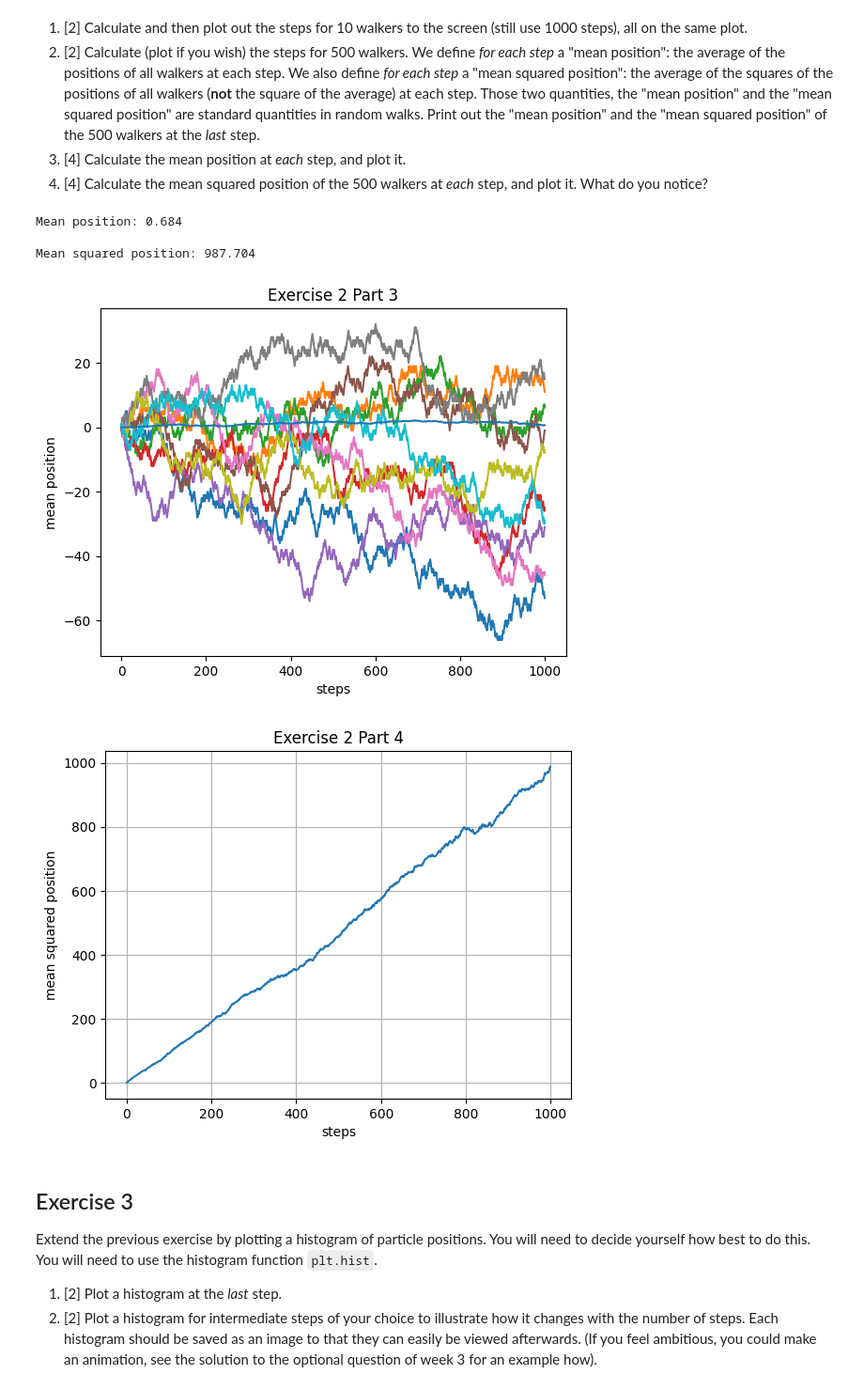
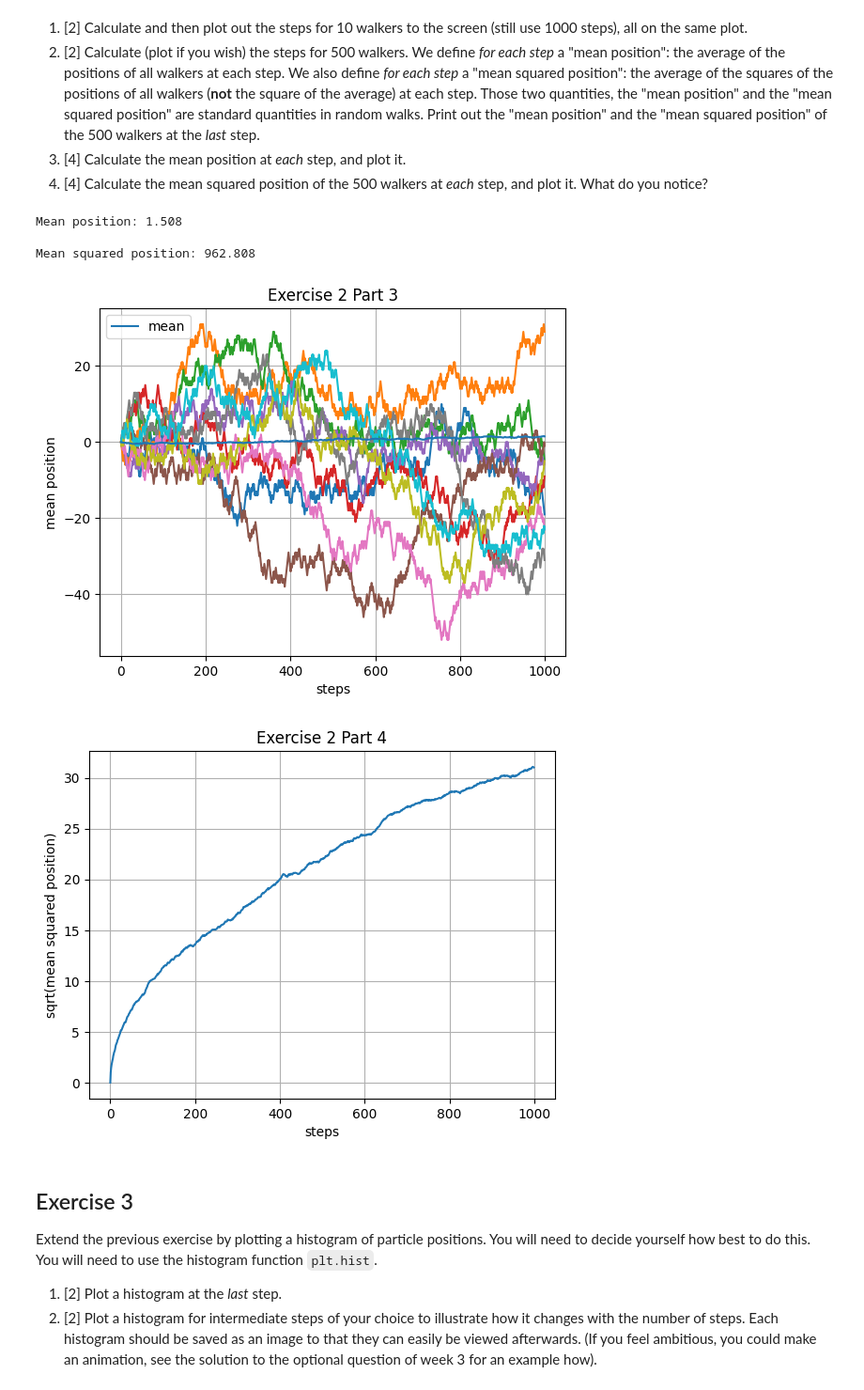
Before and after one commit to PX2145-2025/week-7-b-Billingham-Leila, a Jupyter notebook: Random_walk.ipynb, the cells around one changed output. Shown at 94% size. Saved outputs shown, nothing was run; the diff lists cells and outputs as text; code cells hidden in the pictures.

```diff
--- a/Random_walk.ipynb
+++ b/Random_walk.ipynb
@@ -98,8 +98,9 @@ for i in range(100):
   plt.plot(random_walk(1000))
   plt.xlabel('steps')
   plt.ylabel('position')
-  plt.grid()
+  plt.grid(True)
   plt.title('Exercise 1 Part 2')
 # plotting the second part
+
 plt.show()
 # %% [output]
@@ -144,48 +145,57 @@ plt.ylabel('position')
 plt.title('Exercise 2 Part 1')
 plt.grid()
 
-# calculate the steps of 500 walkers, mean position each step
+# calculate the steps of 500 walkers, mean position last step
 # part 2
 N2 = 500
 particles_500 = np.zeros((steps, N2), int)
 for i in range(N2):
   particles_500[:,i] = random_walk(steps)
 
+# setting the last step position and finding the mean and mean squared at the last step
 last_step_positions = particles_500[-1, :]
 mean_pos_last_step = np.mean(last_step_positions)
 mean_sq_pos_last_step = np.mean(last_step_positions**2)
 
+# printing them
 print(" ")
 print("Mean position:", mean_pos_last_step)
 print(" ")
 print("Mean squared position:", mean_sq_pos_last_step)
 
 # part 3
 # mean at each step
 print(" ")
 mean_position_per_step = np.mean(particles_500, axis=1)
-plt.plot(mean_position_per_step)
+
+# plotting the mean positions at each step
+plt.plot(mean_position_per_step, label = 'mean')
 plt.xlabel('steps')
 plt.ylabel('mean position')
 plt.title('Exercise 2 Part 3')
-plt.grid()
+plt.grid(True)
+plt.legend()
 plt.show()
 
 # part 4
-# mean squared position of 500 walkers
+# plotting mean squared position of 500 walkers
+
+
 mean_squared_pos_per_step = np.mean(particles_500**2, axis=1)
-plt.plot(mean_squared_pos_per_step)
+sqrt_mean_pos = np.sqrt(mean_squared_pos_per_step)
+
+plt.plot(sqrt_mean_pos)
 plt.xlabel('steps')
-plt.ylabel('mean squared position')
+plt.ylabel('sqrt(mean squared position)')
 plt.title('Exercise 2 Part 4')
-plt.grid()
+plt.grid(True)
 plt.show()
 # %% [output]
-Mean position: 0.684
+Mean position: 1.508
 
-Mean squared position: 987.704
+Mean squared position: 962.808
-[figure, old version]
+[figure, new version]
-[figure, old version]
+[figure, new version]
 # %% [markdown]
 ## Exercise 3
 Extend the previous exercise by plotting a histogram of particle positions. You will need to decide yourself how best to do this. You will need to use the histogram function `plt.hist`.
```
Also changed, not shown: parts of 3 cells of this notebook.
